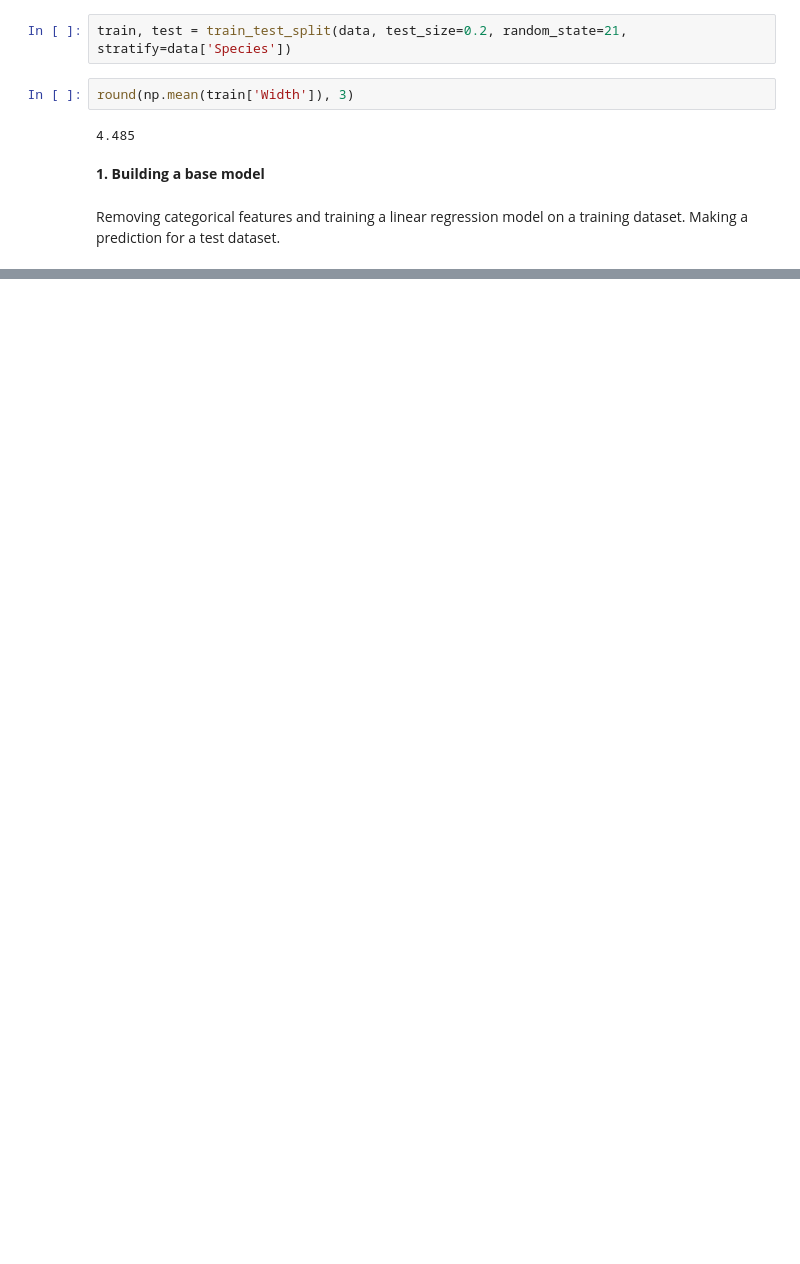
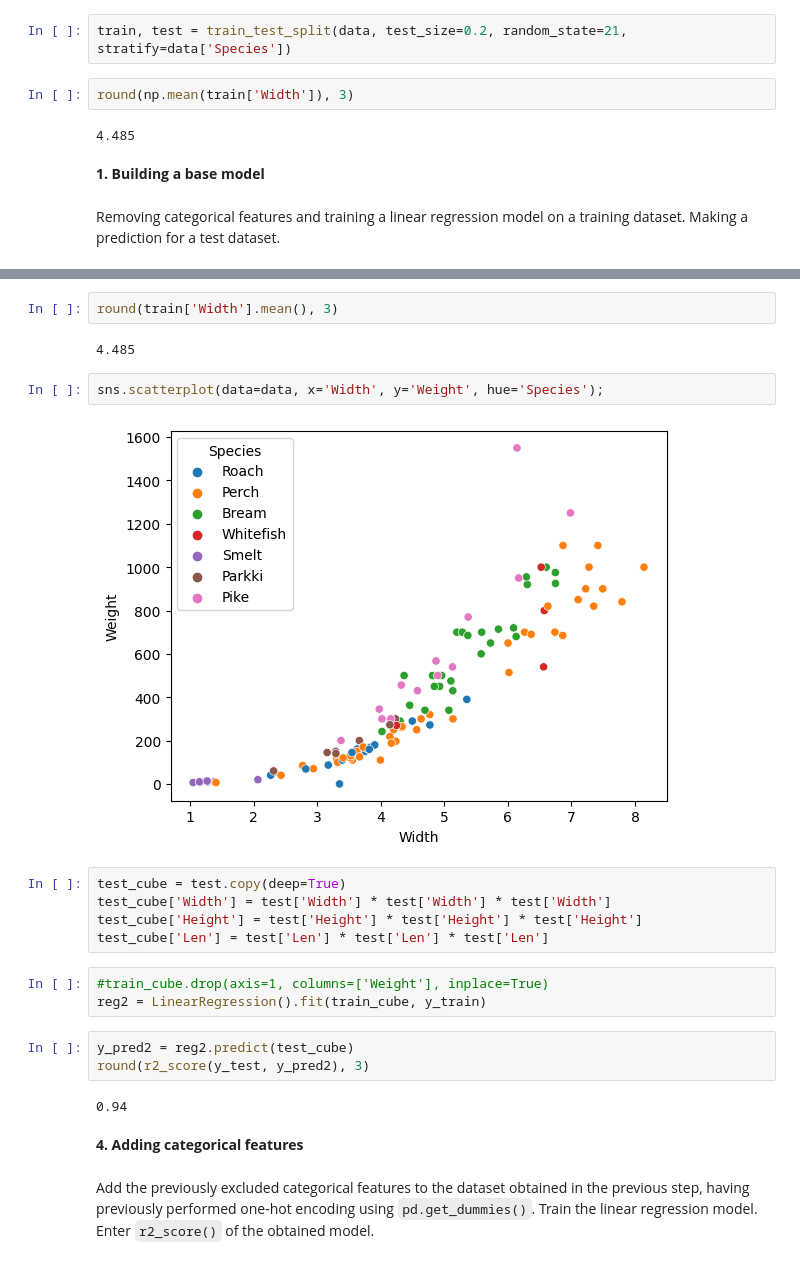
Before and after one commit to tutsilianna/Introduction_to_ML_and_Advanced_ML_Python, a Jupyter notebook: Regression/Regression_|_Exercise_3.ipynb, the cells around one changed output, grey strips where cells are left out. Cells and saved outputs as stored; diff of their text form; blank space fills up the shorter version.

```diff
--- a/Regression/Regression_|_Exercise_3.ipynb
+++ b/Regression/Regression_|_Exercise_3.ipynb
@@ -201,0 +297,25 @@ ValueError: ignored
+# %%
+round(train['Width'].mean(), 3)
+# %% [output]
+4.485
+# %%
+sns.scatterplot(data=data, x='Width', y='Weight', hue='Species');
+# %% [output]
+[figure, added]
+# %%
+test_cube = test.copy(deep=True)
+test_cube['Width'] = test['Width'] * test['Width'] * test['Width']
+test_cube['Height'] = test['Height'] * test['Height'] * test['Height']
+test_cube['Len'] = test['Len'] * test['Len'] * test['Len']
+# %%
+#train_cube.drop(axis=1, columns=['Weight'], inplace=True)
+reg2 = LinearRegression().fit(train_cube, y_train)
+# %%
+y_pred2 = reg2.predict(test_cube)
+round(r2_score(y_test, y_pred2), 3)
+# %% [output]
+0.94
+# %% [markdown]
+**4. Adding categorical features**
+# %% [markdown]
+Add the previously excluded categorical features to the dataset obtained in the previous step, having previously performed one-hot encoding using `pd.get_dummies()`. Train the linear regression model. Enter `r2_score()` of the obtained model.
```
Also changed, not shown: parts of 37 cells of this notebook.
